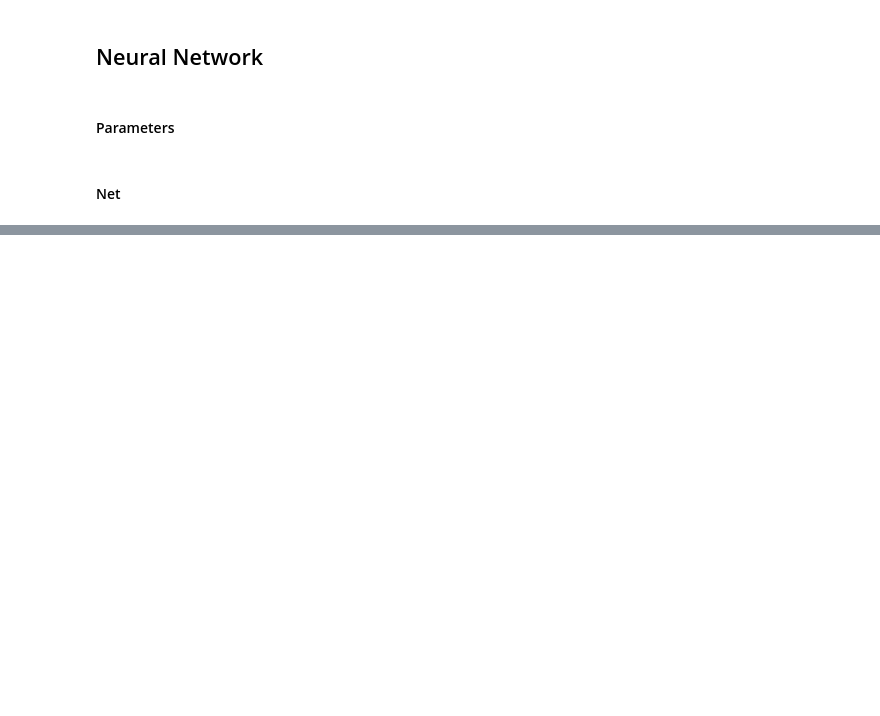
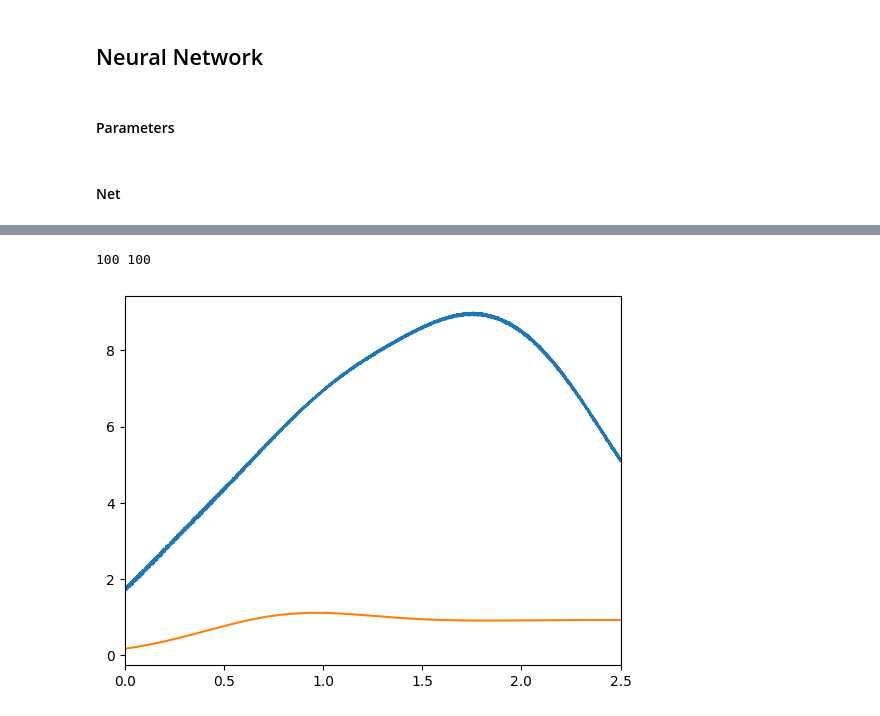
Before and after one commit to Manuel1711/Neural-Networks, a Jupyter notebook: harm_osc/nn_harm.ipynb, the cells around one changed output, grey strips where cells are left out. Drawn from its saved outputs; the diff is of its cells as text; code cells hidden in the pictures; blank space fills up the shorter version.

```diff
--- a/harm_osc/nn_harm.ipynb
+++ b/harm_osc/nn_harm.ipynb
@@ -11,7 +11,7 @@ from glob import glob
 # %% [markdown]
 ## FakeData
 # %%
-pattern = "fakedata/Data_*.txt*"
+pattern = "fakedata/*.txt*"
 
 data_files = glob(pattern)
 
@@ -37,7 +37,7 @@ for ind in range(0,tot_max):
 
 print(len(output[boot_max-1]), boot_max)
 
-num_train = boot_max - 1
+num_train = boot_max - 2
 num_test = boot_max - 1 # boot_max - 1
 
 input_train = input[0:num_train,:]
@@ -51,7 +51,9 @@ out_test = output[num_test,:]
 # %% [markdown]
 ## Harmonic oscillator
 # %%
-boot, time, corr = np.loadtxt("bootstrap/bootstrap1k_mean_secondofile.dat", unpack=True)
+#boot, time, corr = np.loadtxt("bootstrap/bootstrap1k_mean_secondofile.dat", unpack=True)
+boot, time, corr = np.loadtxt("data/corr.txt", unpack=True)
+
 
 time_max = int(np.max(time) + 1)
 boot_max = int(np.max(boot))
@@ -67,10 +69,10 @@ for ind, elem in enumerate(input):
 num_test = 0
 #input_train = input[0:num_train,:]
 input_test = input[num_test,:]
-print(input_test)
+#print(input_test)
 
 num_samples = 10000
-x = np.linspace(0, 0.3, num_samples)
+x = np.linspace(0, 2.5, num_samples)
 etaharm = 0.05
 smear_sigma = 0.01
 
@@ -108,9 +92,9 @@ pdf2 = 1./2.**(3./2.)/aux_zeta*( norm.pdf(x, loc = etaharm, scale = smear_sigma)
 # %% [markdown]
 #### Parameters
 # %%
-hid_size = 128
-hid_size2 = 128
-learning_rate = 0.005
+hid_size = 32
+hid_size2 = 32
+learning_rate = 0.5
 # %% [markdown]
 #### Net
 # %%
@@ -223,0 +184,28 @@ plt.show()
+# %%
+print(len(input_train[0,:]), len(input_test))
+
+#n_discr = num_test
+#dstep = int((num_test-1)/n_discr + 1)
+in_test = torch.tensor(input_test)
+
+rete.eval()
+
+with torch.no_grad():
+    out_net = rete(in_test)
+
+
+#out_net = distribNTKgp(input_test, input_train, out_train, eta, n_layer, sigma_w, sigma_b, n0)
+# %% [output]
+100 100
+# %%
+xjj, yjj = np.loadtxt("data/spectrum_smeared1.txt", unpack="True")
+
+#print(out_net, len(input_test))
+plt.xlim(0,2.50)
+plt.plot(x, out_net)
+#plt.xlim([0,10])
+#plt.plot(x, out_test)
+plt.plot(xjj, yjj)#out_test)
+plt.show()
+# %% [output]
+[figure, added]
```
Also changed, not shown: parts of 7 cells of this notebook, 13 other files.
